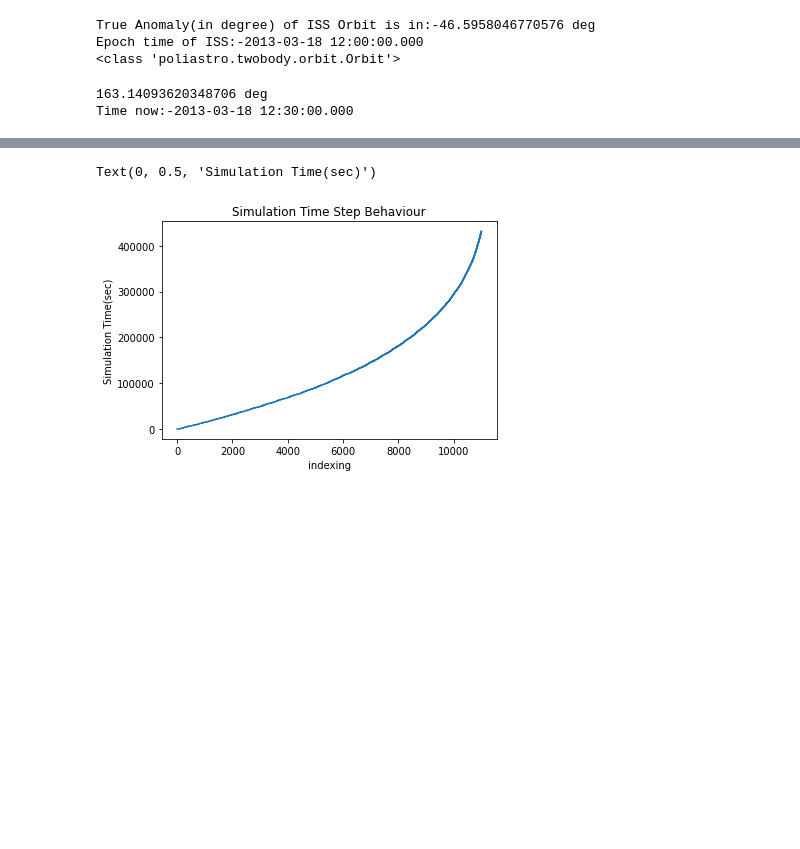
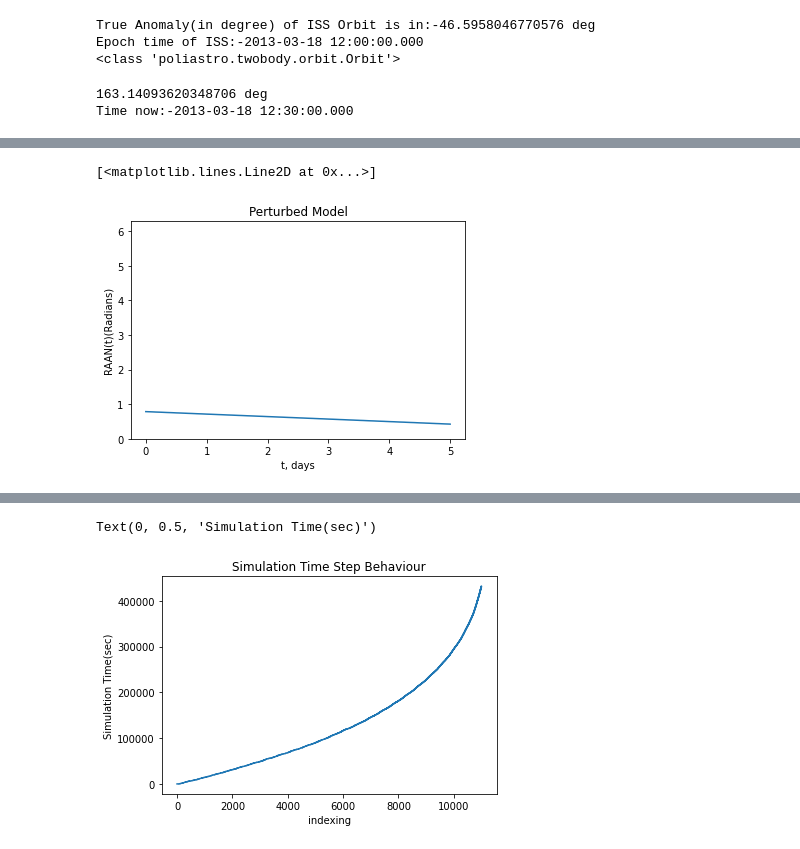
Before and after one commit to edygordo/Algorithms, a Jupyter notebook: Polyastro.ipynb, the cells around one changed output, grey strips where cells are left out. Drawn from its saved outputs; the diff is of its cells as text; code cells hidden in the pictures; blank space fills up the shorter version.

```diff
--- a/Polyastro.ipynb
+++ b/Polyastro.ipynb
@@ -125,0 +314,15 @@ Propagated_eccentricity = Propagated_satellite.ecc
+# %%
+position_vector_cartesian = my_satellite_propagated.xyz.T.to(u.km).value
+velocity_vector_cartesian = my_satellite_propagated.differentials["s"].d_xyz.T.to(u.km / u.s).value
+# Checking effect on RAAN
+raans = [rv2coe(Earth.k.to_value(u.km ** 3 / u.s ** 2), r, v)[3] for r, v in zip(position_vector_cartesian, velocity_vector_cartesian)]
+plt.title('Perturbed Model')
+plt.ylim([0, 2*np.pi])
+plt.ylabel("RAAN(t)(Radians)")
+plt.xlabel("t, days")
+plt.plot(tofs.value, raans)
+#plt.savefig('Raan Perturbed.jpg')
+#files.download('Raan Perturbed.jpg')
+# %% [output]
+[<matplotlib.lines.Line2D at 0x...>]
+[figure, added]
```
Also changed, not shown: parts of 29 cells of this notebook.
